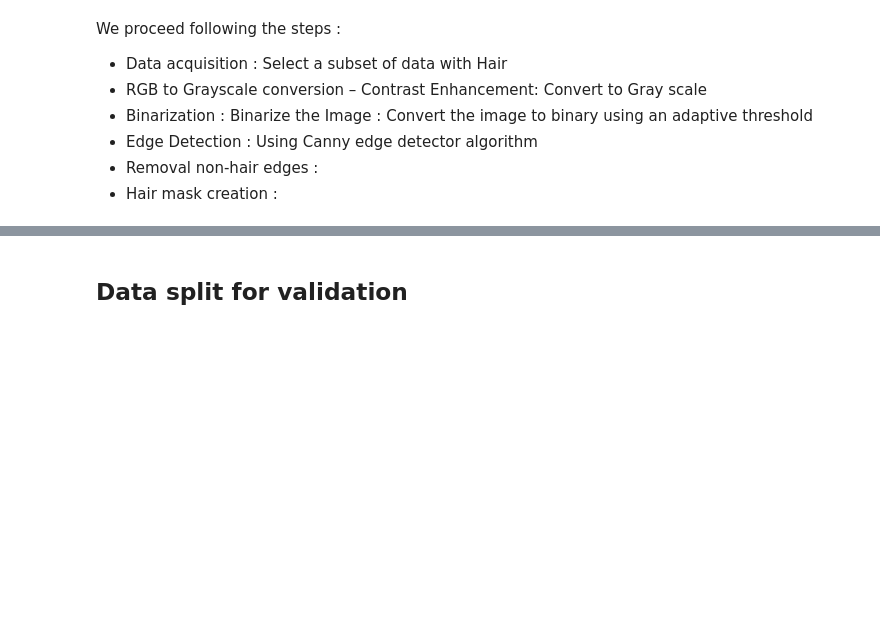
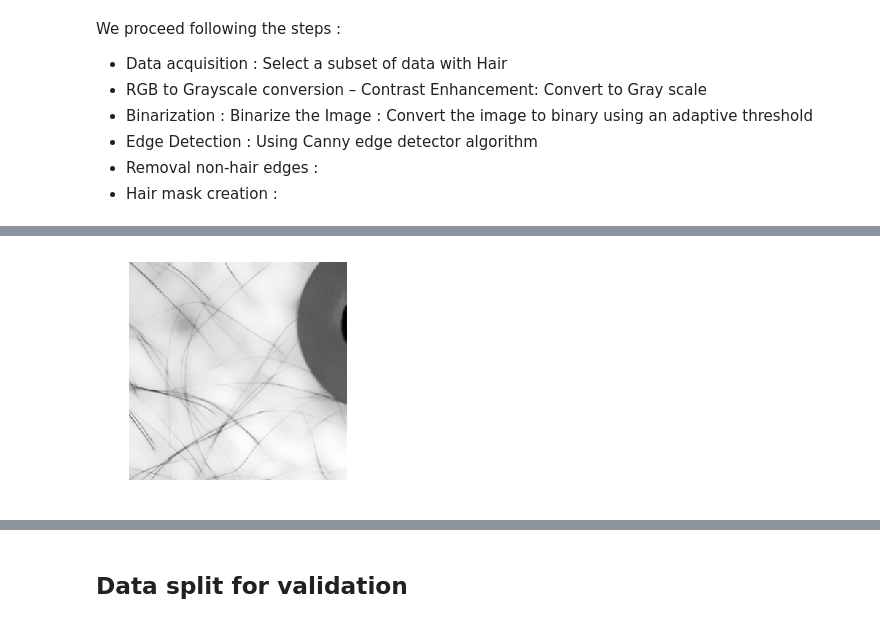
Before and after one commit to dvp-tran/skin_cancer, a Jupyter notebook: sara/CNN_finetuning.ipynb, the cells around one changed output, grey strips where cells are left out. Saved outputs shown, nothing was run; the diff lists cells and outputs as text; code cells hidden in the pictures; blank space fills up the shorter version.

```diff
--- a/sara/CNN_finetuning.ipynb
+++ b/sara/CNN_finetuning.ipynb
@@ -94,0 +104,14 @@ We proceed following the steps :
+# %%
+from skimage import morphology
+from skimage.feature import peak_local_max
+from scipy import ndimage
+from skimage import restoration
+from skimage import img_as_float
+
+image = X_train[3105]
+im_float = img_as_float(image)
+im_denoised = restoration.nl_means_denoising(im_float, h=0.05)
+im = cv2.cvtColor(im_denoised,cv2.COLOR_BGR2GRAY)
+plt.imshow(im, cmap='gray')
+ax = plt.axis('off')
+# %% [output]
@@ -94,0 +120 @@ We proceed following the steps :
+[figure, added]
```
Also changed, not shown: parts of 12 cells of this notebook, 1 other file.
